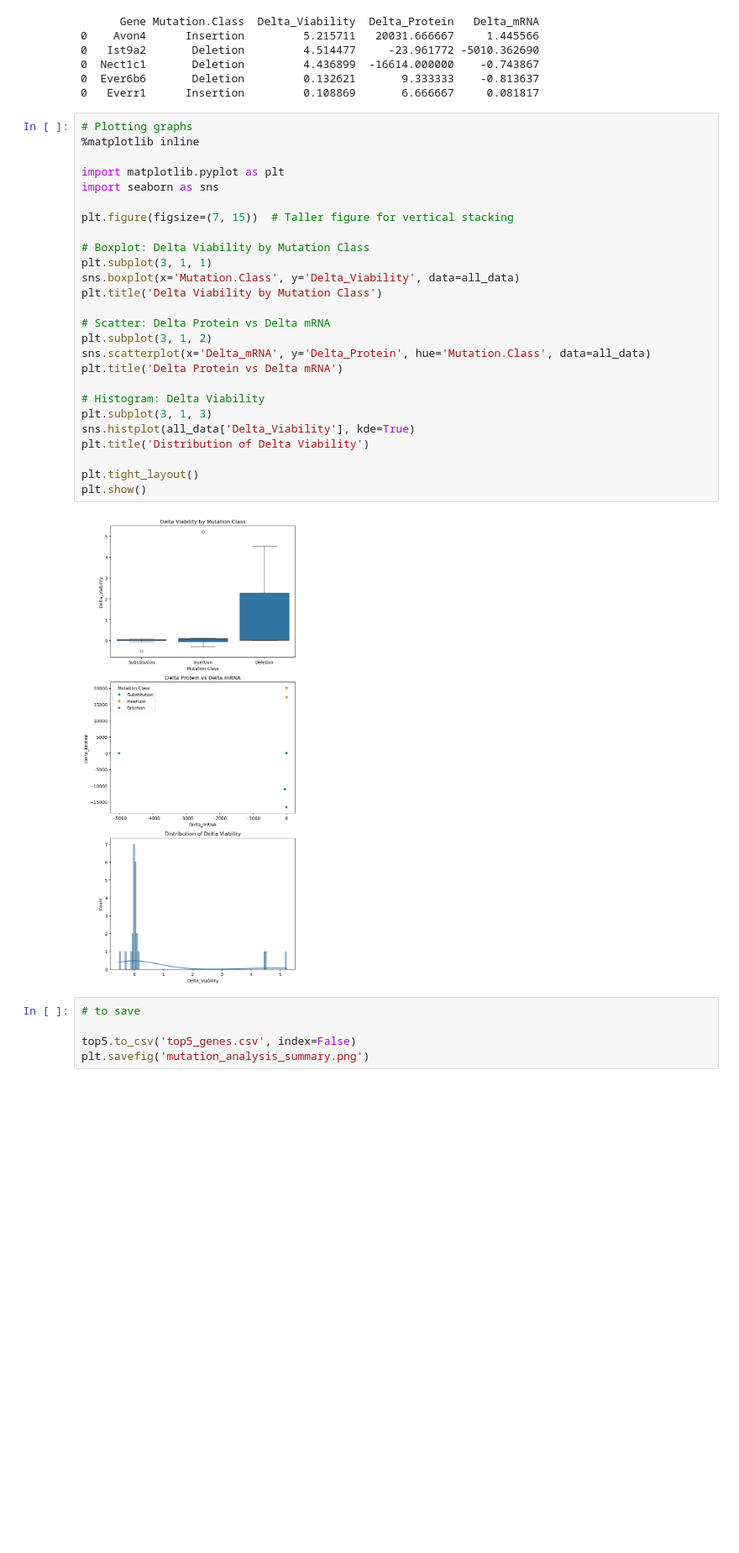
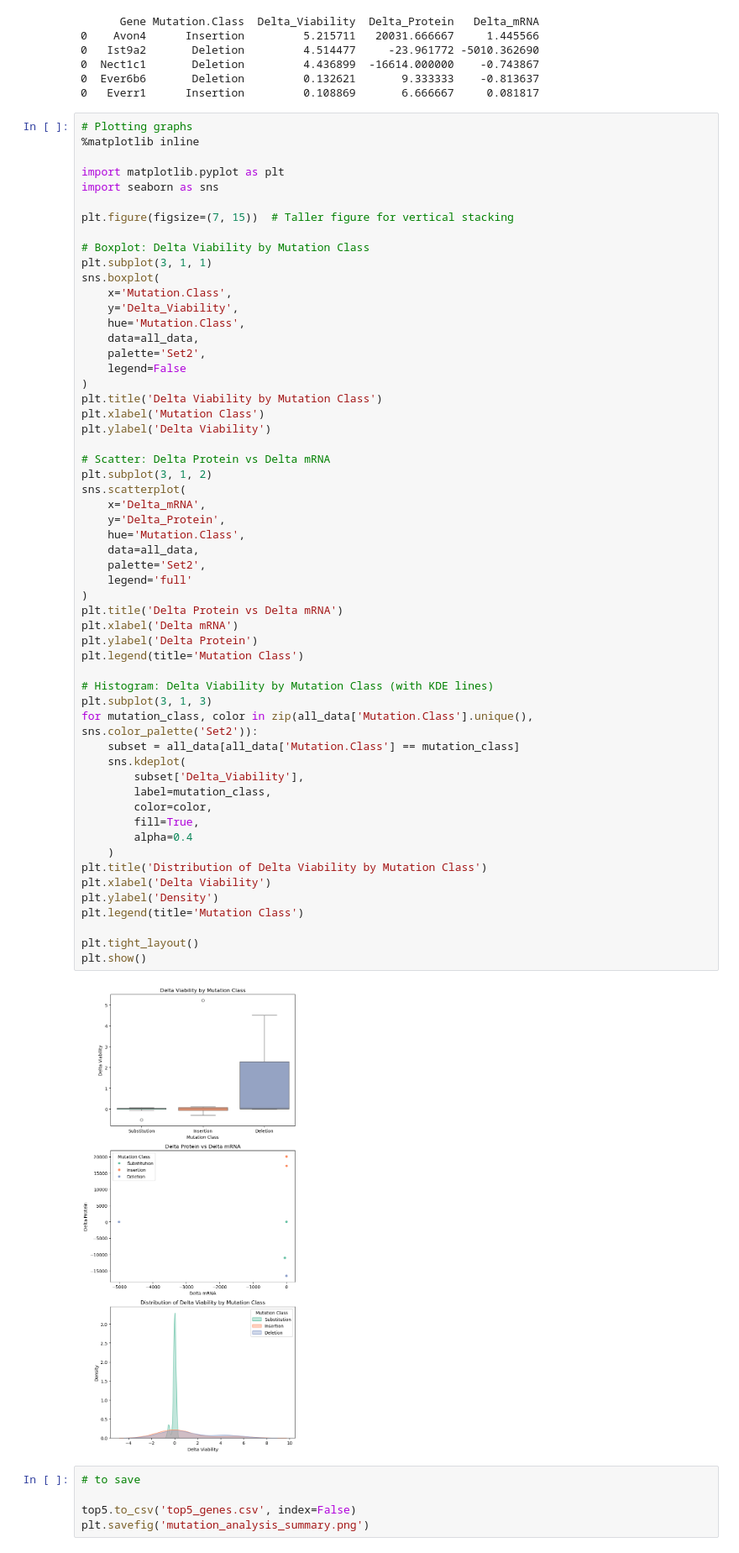
Before and after one commit to annagin222/BT5511_AG, a Jupyter notebook: Analysis.ipynb, the cells around one changed output. Shown at 84% size. Drawn from its saved outputs; the diff is of its cells as text; blank space fills up the shorter version.

```diff
--- a/Analysis.ipynb
+++ b/Analysis.ipynb
@@ -223,31 +223,61 @@ print(top5[['Gene', 'Mutation.Class', 'Delta_Viability', 'Delta_Protein', 'Delta
 # %%
 # Plotting graphs
 %matplotlib inline
 
 import matplotlib.pyplot as plt
 import seaborn as sns
 
 plt.figure(figsize=(7, 15))  # Taller figure for vertical stacking
 
 # Boxplot: Delta Viability by Mutation Class
 plt.subplot(3, 1, 1)
-sns.boxplot(x='Mutation.Class', y='Delta_Viability', data=all_data)
+sns.boxplot(
+    x='Mutation.Class',
+    y='Delta_Viability',
+    hue='Mutation.Class',
+    data=all_data,
+    palette='Set2',
+    legend=False
+)
 plt.title('Delta Viability by Mutation Class')
+plt.xlabel('Mutation Class')
+plt.ylabel('Delta Viability')
 
 # Scatter: Delta Protein vs Delta mRNA
 plt.subplot(3, 1, 2)
-sns.scatterplot(x='Delta_mRNA', y='Delta_Protein', hue='Mutation.Class', data=all_data)
+sns.scatterplot(
+    x='Delta_mRNA',
+    y='Delta_Protein',
+    hue='Mutation.Class',
+    data=all_data,
+    palette='Set2',
+    legend='full'
+)
 plt.title('Delta Protein vs Delta mRNA')
+plt.xlabel('Delta mRNA')
+plt.ylabel('Delta Protein')
+plt.legend(title='Mutation Class')
 
-# Histogram: Delta Viability
+# Histogram: Delta Viability by Mutation Class (with KDE lines)
 plt.subplot(3, 1, 3)
-sns.histplot(all_data['Delta_Viability'], kde=True)
-plt.title('Distribution of Delta Viability')
+for mutation_class, color in zip(all_data['Mutation.Class'].unique(), sns.color_palette('Set2')):
+    subset = all_data[all_data['Mutation.Class'] == mutation_class]
+    sns.kdeplot(
+        subset['Delta_Viability'],
+        label=mutation_class,
+        color=color,
+        fill=True,
+        alpha=0.4
+    )
+plt.title('Distribution of Delta Viability by Mutation Class')
+plt.xlabel('Delta Viability')
+plt.ylabel('Density')
+plt.legend(title='Mutation Class')
 
 plt.tight_layout()
 plt.show()
 # %% [output]
-[figure, old version]
+[figure, new version]
 # %%
 # to save
 
```
